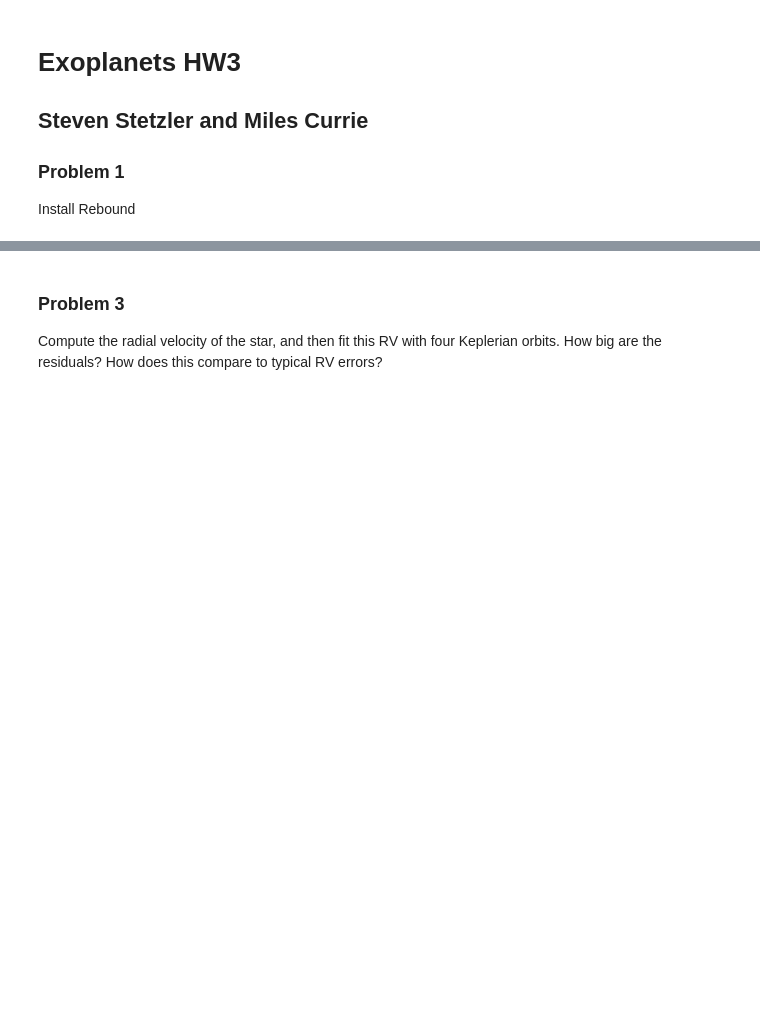
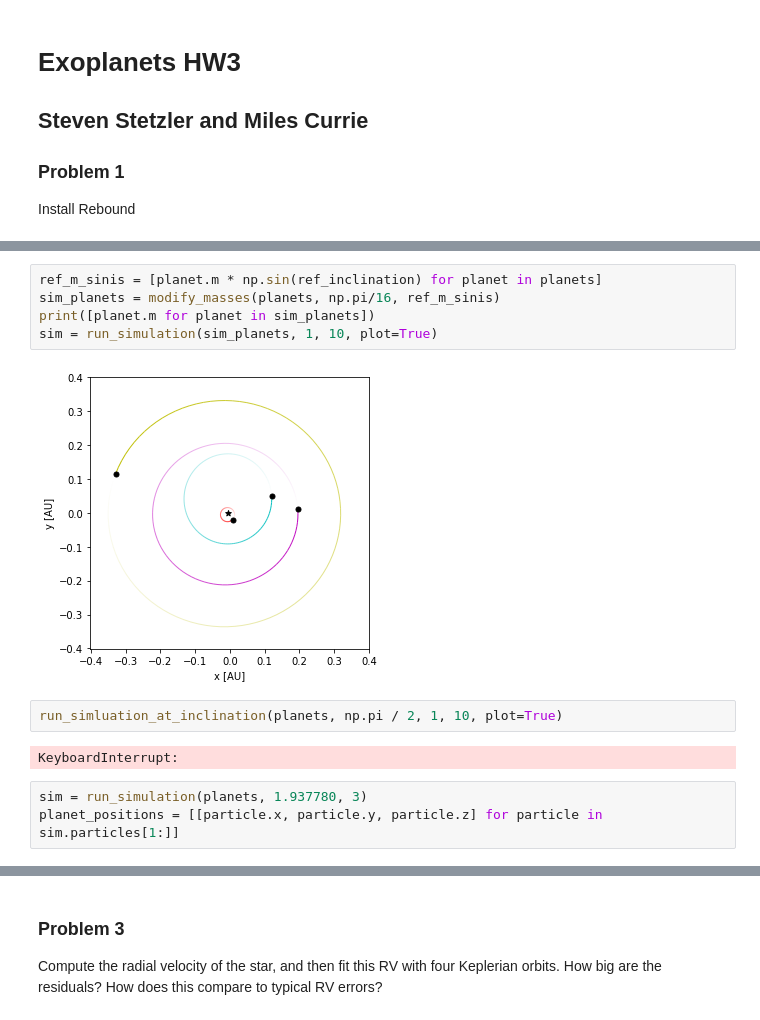
Before and after one commit to curriem/exoplanets_class, a Jupyter notebook: hw3/exoplanets_hw3.ipynb, the cells around one changed output, grey strips where cells are left out. Saved outputs shown, nothing was run; the diff lists cells and outputs as text; blank space fills up the shorter version.

```diff
--- a/hw3/exoplanets_hw3.ipynb
+++ b/hw3/exoplanets_hw3.ipynb
@@ -75,0 +209,14 @@ for i in range(10):
+# %%
+ref_m_sinis = [planet.m * np.sin(ref_inclination) for planet in planets]
+sim_planets = modify_masses(planets, np.pi/16, ref_m_sinis)
+print([planet.m for planet in sim_planets])
+sim = run_simulation(sim_planets, 1, 10, plot=True)
+# %% [output]
+[figure, added]
+# %%
+run_simluation_at_inclination(planets, np.pi / 2, 1, 10, plot=True)
+# %% [output]
+KeyboardInterrupt:
+# %%
+sim = run_simulation(planets, 1.937780, 3)
+planet_positions = [[particle.x, particle.y, particle.z] for particle in sim.particles[1:]]
```
Also changed, not shown: parts of 18 cells of this notebook.
